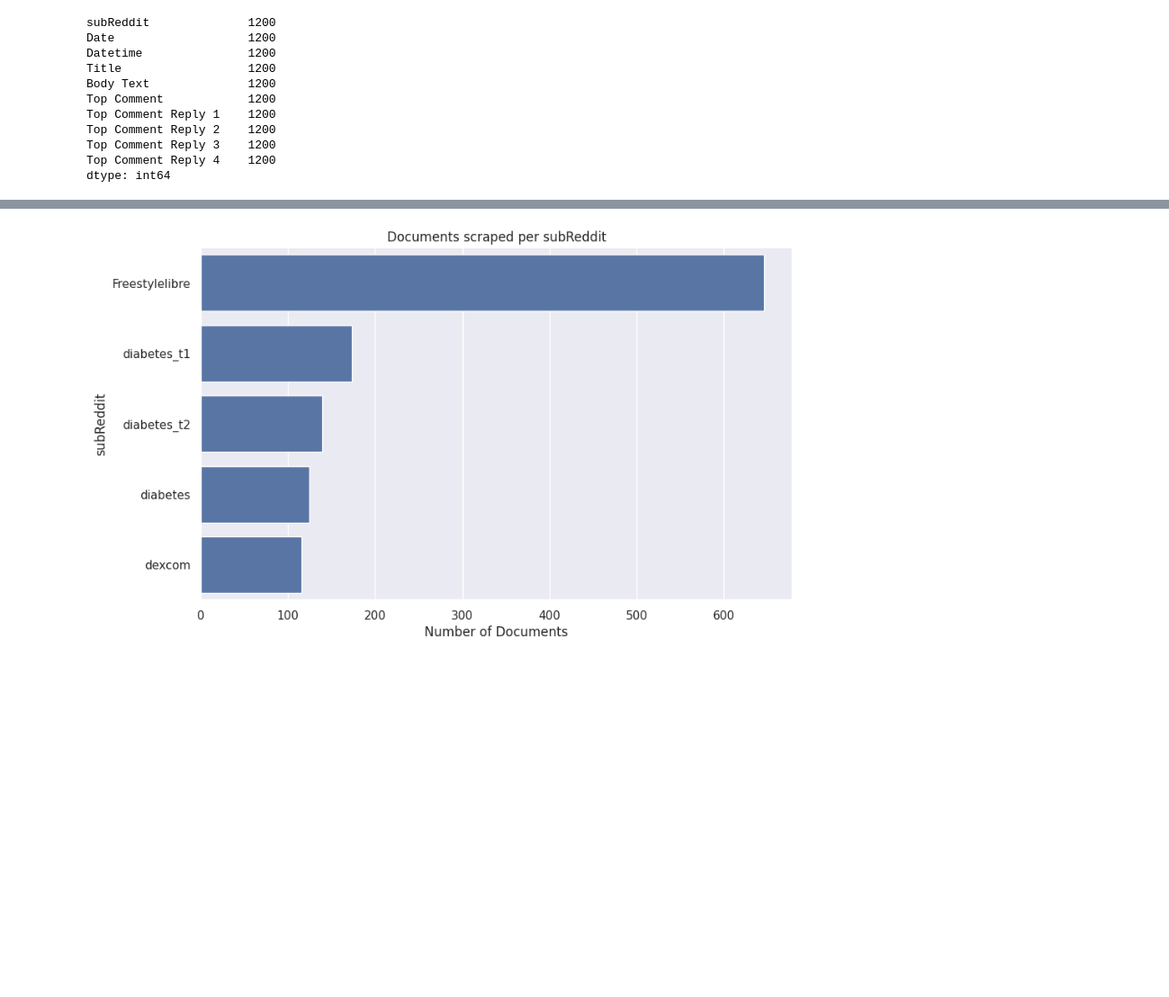
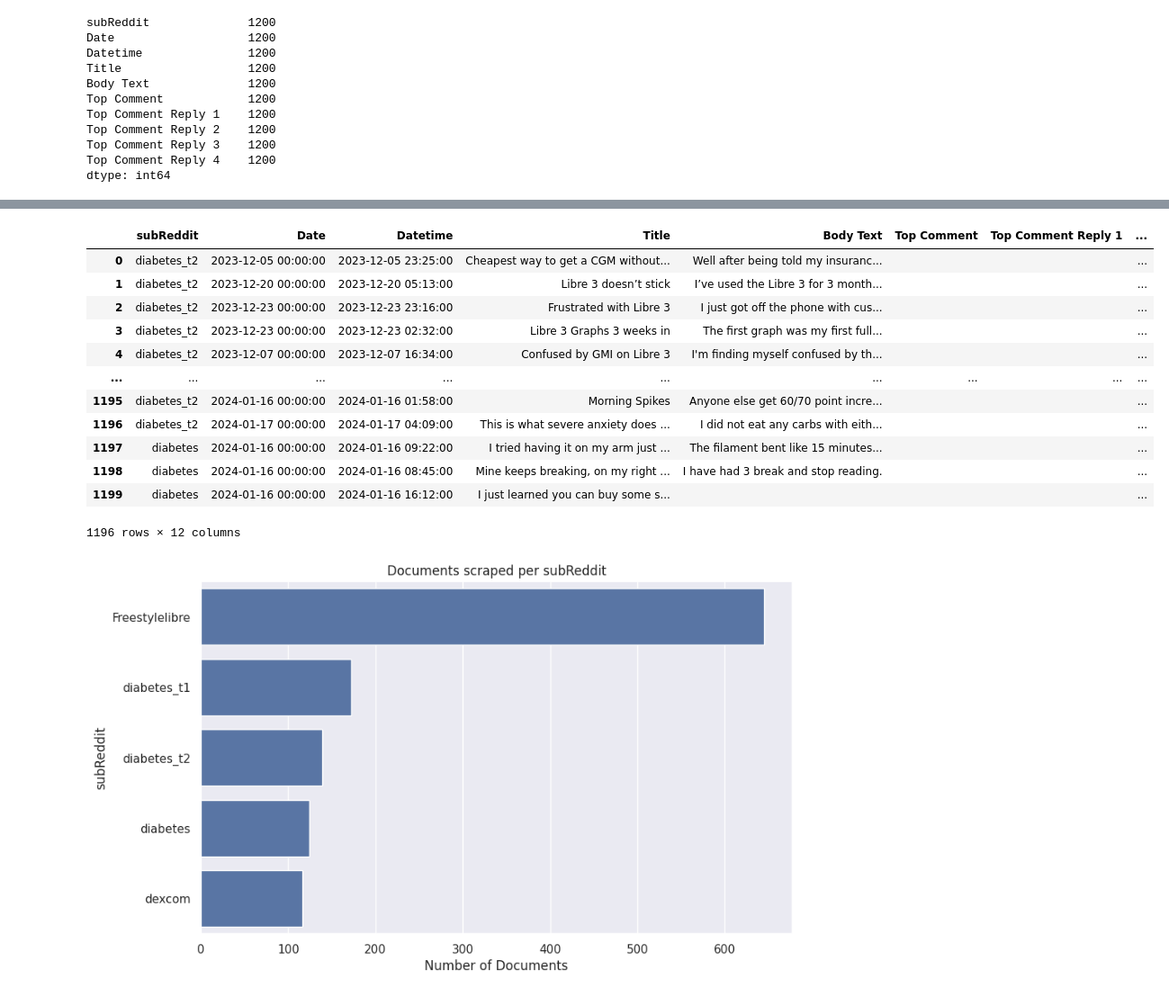
Before and after one commit to farid-hamid/FinalYearProjectFH, a Jupyter notebook: subReddit_Data_EDA.ipynb, the cells around one changed output, grey strips where cells are left out. Shown at 90% size. Cells and saved outputs as stored; diff of their text form; code cells hidden in the pictures; blank space fills up the shorter version.

```diff
--- a/subReddit_Data_EDA.ipynb
+++ b/subReddit_Data_EDA.ipynb
@@ -161,3 +210,20 @@ Requirement already satisfied: MarkupSafe>=2.0 in /usr/local/lib/python3.10/dist
+# %%
+# df['Discussion'].head()
+df
+# %% [output]
+|  | subReddit | Date | Datetime | Title | Body Text | Top Comment | Top Comment Reply 1 | ... |
+| 0 | diabetes_t2 | 2023-12-05 00:00:00 | 2023-12-05 23:25:00 | Cheapest way to get a CGM without... | Well after being told my insuranc... |  |  | ... |
+| 1 | diabetes_t2 | 2023-12-20 00:00:00 | 2023-12-20 05:13:00 | Libre 3 doesn’t stick | I’ve used the Libre 3 for 3 month... |  |  | ... |
+| 2 | diabetes_t2 | 2023-12-23 00:00:00 | 2023-12-23 23:16:00 | Frustrated with Libre 3 | I just got off the phone with cus... |  |  | ... |
+| 3 | diabetes_t2 | 2023-12-23 00:00:00 | 2023-12-23 02:32:00 | Libre 3 Graphs 3 weeks in | The first graph was my first full... |  |  | ... |
+| 4 | diabetes_t2 | 2023-12-07 00:00:00 | 2023-12-07 16:34:00 | Confused by GMI on Libre 3 | I'm finding myself confused by th... |  |  | ... |
+| ... | ... | ... | ... | ... | ... | ... | ... | ... |
+| 1195 | diabetes_t2 | 2024-01-16 00:00:00 | 2024-01-16 01:58:00 | Morning Spikes | Anyone else get 60/70 point incre... |  |  | ... |
+| 1196 | diabetes_t2 | 2024-01-17 00:00:00 | 2024-01-17 04:09:00 | This is what severe anxiety does ... | I did not eat any carbs with eith... |  |  | ... |
+| 1197 | diabetes | 2024-01-16 00:00:00 | 2024-01-16 09:22:00 | I tried having it on my arm just ... | The filament bent like 15 minutes... |  |  | ... |
+| 1198 | diabetes | 2024-01-16 00:00:00 | 2024-01-16 08:45:00 | Mine keeps breaking, on my right ... | I have had 3 break and stop reading. |  |  | ... |
+| 1199 | diabetes | 2024-01-16 00:00:00 | 2024-01-16 16:12:00 | I just learned you can buy some s... |  |  |  | ... |
+1196 rows × 12 columns
 # %%
 subReddit_counts = df['subReddit'].value_counts()
 
```
Also changed, not shown: parts of 23 cells of this notebook.
